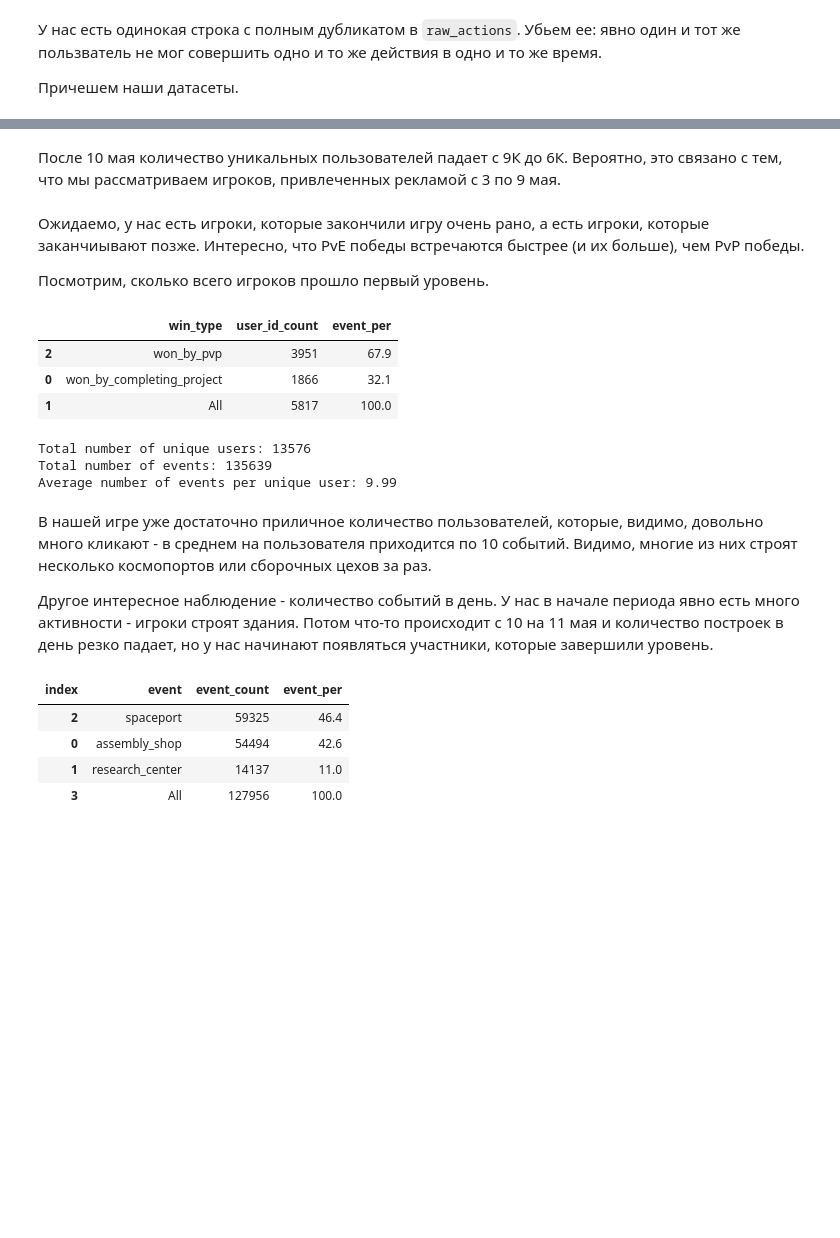
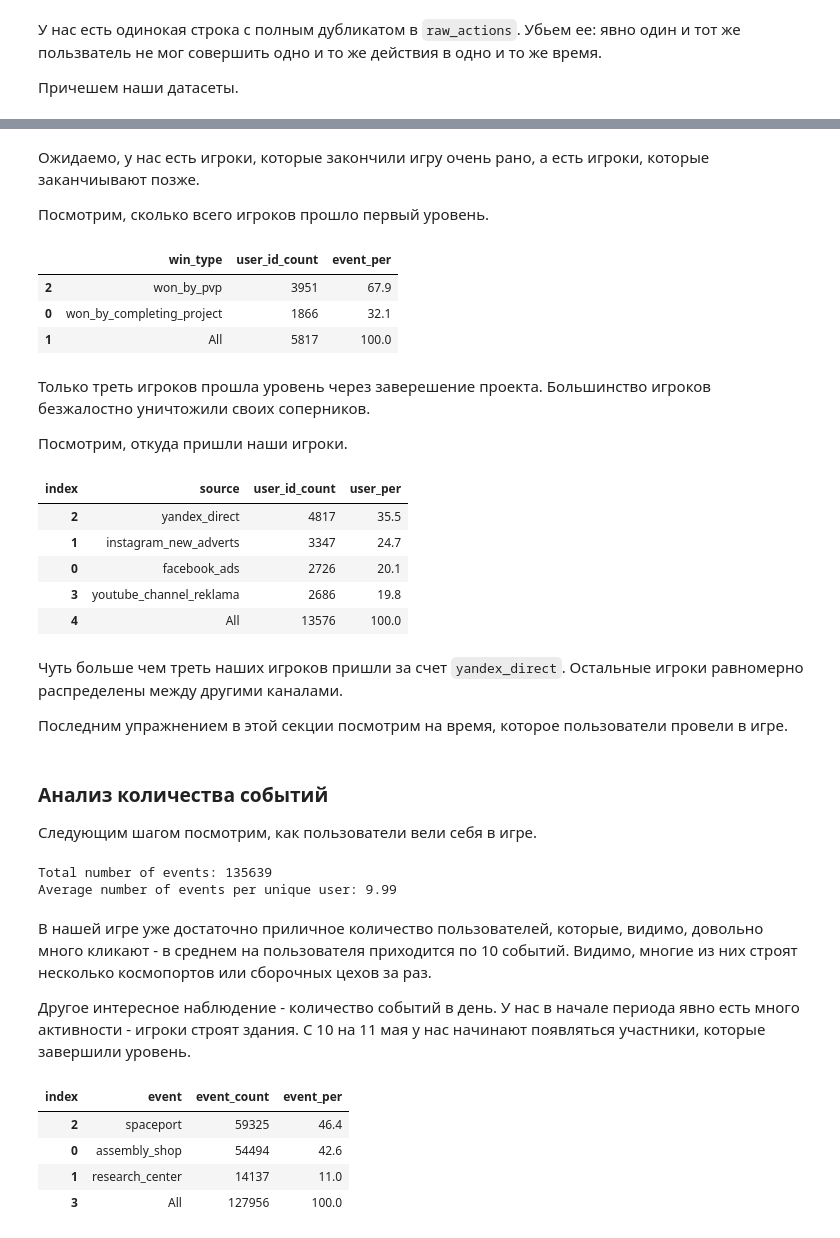
Before and after one commit to mskhmelik/prj_space_brothers, a Jupyter notebook: prj_space_brothers.ipynb, the cells around one changed output, grey strips where cells are left out. Cells and saved outputs as stored; diff of their text form; code cells hidden in the pictures; blank space fills up the shorter version.

Commit message:
Added sources analysis, started events analytics

```diff
--- a/prj_space_brothers.ipynb
+++ b/prj_space_brothers.ipynb
@@ -231,4 +276,2 @@ fig.update_layout(
 )
 fig.show()
-# %% [markdown]
-После 10 мая количество уникальных пользователей падает с 9К до 6К. Вероятно, это связано с тем, что мы рассматриваем игроков, привлеченных рекламой с 3 по 9 мая.
@@ -272,5 +278,5 @@ fig.show()
 # %% [markdown]
-Ожидаемо, у нас есть игроки, которые закончили игру очень рано, а есть игроки, которые заканчиывают позже. Интересно, что PvE победы встречаются быстрее (и их больше), чем PvP победы.
+Ожидаемо, у нас есть игроки, которые закончили игру очень рано, а есть игроки, которые заканчиывают позже.
 
 Посмотрим, сколько всего игроков прошло первый уровень.
 # %%
@@ -339,3 +345,68 @@ display(df_temp)
 | 2 | won_by_pvp | 3951 | 67.9 |
 | 0 | won_by_completing_project | 1866 | 32.1 |
 | 1 | All | 5817 | 100.0 |
+# %% [markdown]
+Только треть игроков прошла уровень через заверешение проекта. Большинство игроков безжалостно уничтожили своих соперников.
+
+Посмотрим, откуда пришли наши игроки.
+# %%
+df_temp = (
+    pd.pivot_table(
+        data=df_sources,
+        index='source',
+        values='user_id',
+        aggfunc='nunique',
+        margins=True
+    )
+    .reset_index()
+    .set_axis(['source', 'user_id_count'], axis=1)
+    .rename_axis('index', axis=1)
+    .assign(
+        user_per = lambda df: round(100 * df.user_id_count / df.user_id_count.iloc[-1], 1),
+        sort_key = lambda df: df.source == 'All'
+    )
+    .sort_values(['sort_key', 'user_per'], ascending=[True, False])
+    .drop('sort_key', axis=1)
+)
+
+fig = px.bar(
+    df_temp[df_temp.source != 'All'],
+    x='user_id_count',
+    y='source',
+    text_auto=True,
+    title='Total number of unique users by traffic source',
+    labels=dict(
+        user_id_count='Number of unique users',
+        source='Traffic source'
+    ),
+    width=FIG_WIDTH*100,
+    height=FIG_HEIGHT*100,
+    template='plotly_white'
+)
+fig.update_xaxes(showticklabels=False)
+fig.update_layout(yaxis={'categoryorder':'total ascending'})
+fig.show()
+
+fig = px.pie(
+    df_temp[df_temp.source != 'All'],
+    values='user_id_count',
+    names='source',
+    title='Percentage of unique users by traffic source',
+    width=FIG_WIDTH*100,
+    height=FIG_HEIGHT*100,
+    template='plotly_white'
+)
+fig.show()
+
+display(df_temp)
+# %% [output]
+| index | source | user_id_count | user_per |
+| 2 | yandex_direct | 4817 | 35.5 |
+| 1 | instagram_new_adverts | 3347 | 24.7 |
+| 0 | facebook_ads | 2726 | 20.1 |
+| 3 | youtube_channel_reklama | 2686 | 19.8 |
+| 4 | All | 13576 | 100.0 |
+# %% [markdown]
+Чуть больше чем треть наших игроков пришли за счет `yandex_direct`. Остальные игроки равномерно распределены между другими каналами.
+
+Последним упражнением в этой секции посмотрим на время, которое пользователи провели в игре.
@@ -342,6 +446,9 @@ display(df_temp)
+# %% [markdown]
+### Анализ количества событий
+
+Следующим шагом посмотрим, как пользователи вели себя в игре.
 # %%
 print(
-    'Total number of unique users: ', df_actions.user_id.nunique(), '\n',
     'Total number of events: ', df_actions.event.count(), '\n',
     'Average number of events per unique user: ', round(
         df_actions.event.count() / df_actions.user_id.nunique(), 2
@@ -390,13 +497,12 @@ fig.update_layout(
 )
 fig.show()
 # %% [output]
-Total number of unique users: 13576
 Total number of events: 135639
 Average number of events per unique user: 9.99
 # %% [markdown]
 В нашей игре уже достаточно приличное количество пользователей, которые, видимо, довольно много кликают - в среднем на пользователя приходится по 10 событий. Видимо, многие из них строят несколько космопортов или сборочных цехов за раз.
 
-Другое интересное наблюдение - количество событий в день. У нас в начале периода явно есть много активности - игроки строят здания. Потом что-то происходит с 10 на 11 мая и количество построек в день резко падает, но у нас начинают появляться участники, которые завершили уровень.
+Другое интересное наблюдение - количество событий в день. У нас в начале периода явно есть много активности - игроки строят здания. C 10 на 11 мая у нас начинают появляться участники, которые завершили уровень.
 # %%
 df_temp = (
     pd.pivot_table(
```
Also changed, not shown: parts of 9 cells of this notebook.
